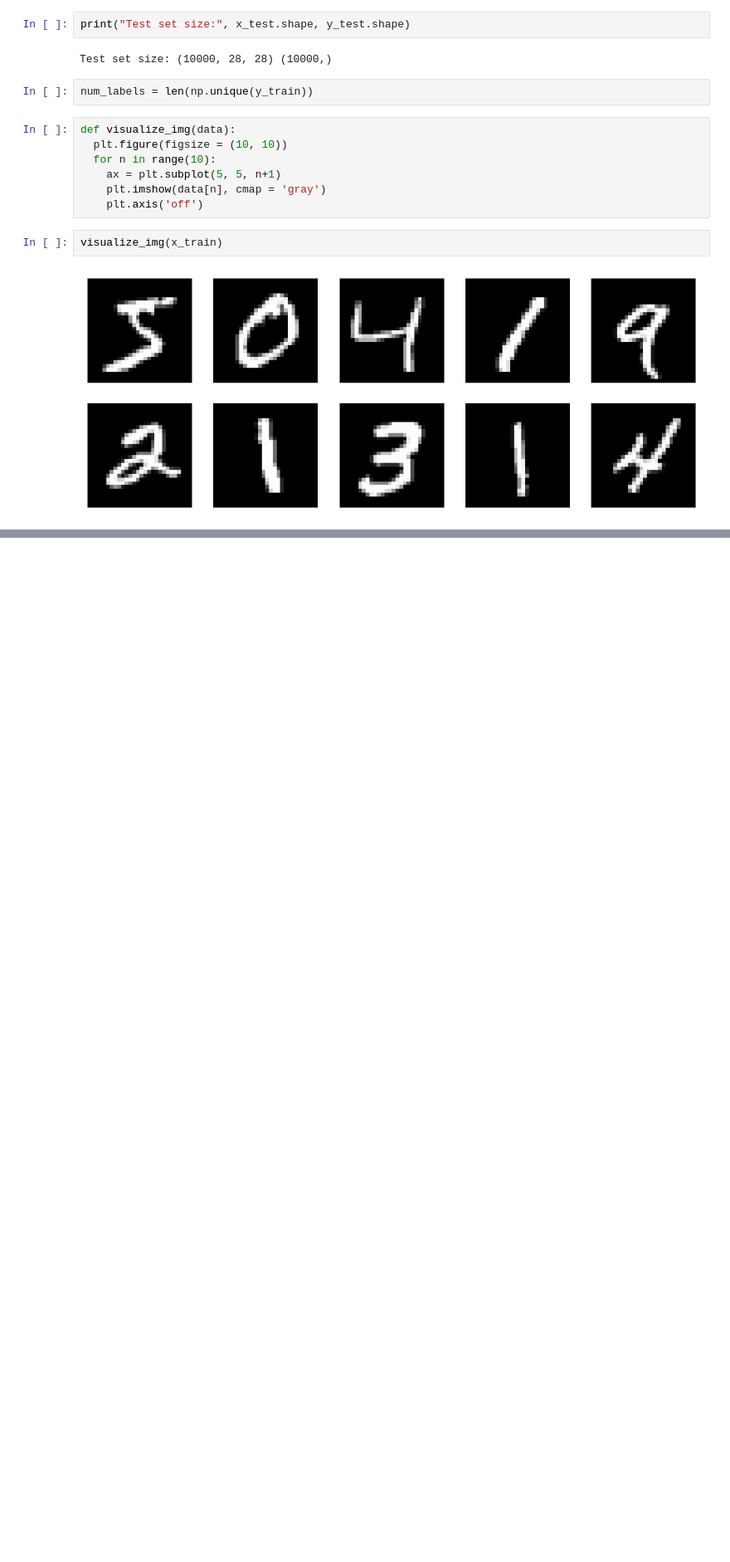
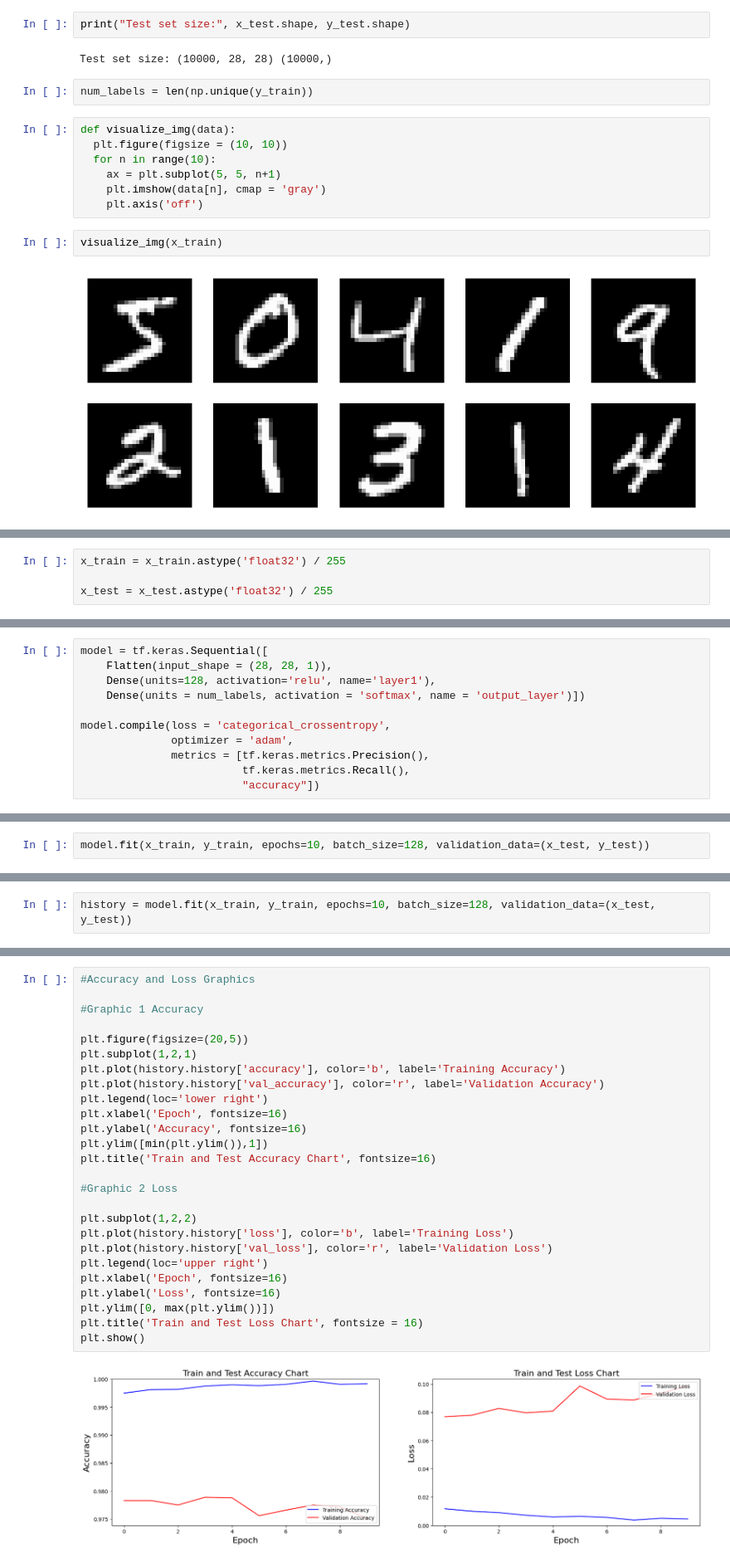
Before and after one commit to bulutirm/DigitRecognition, a Jupyter notebook: DigitRecognition.ipynb, the cells around one changed output, grey strips where cells are left out. Shown: that part at 83% size. Cells and saved outputs as stored; diff of their text form; blank space fills up the shorter version.

```diff
--- a/DigitRecognition.ipynb
+++ b/DigitRecognition.ipynb
@@ -63,0 +152,4 @@ plt.imshow(x_train[1], cmap = 'gray')
+# %%
+x_train = x_train.astype('float32') / 255
+
+x_test = x_test.astype('float32') / 255
@@ -63,0 +160,11 @@ plt.imshow(x_train[1], cmap = 'gray')
+# %%
+model = tf.keras.Sequential([
+    Flatten(input_shape = (28, 28, 1)),
+    Dense(units=128, activation='relu', name='layer1'),
+    Dense(units = num_labels, activation = 'softmax', name = 'output_layer')])
+
+model.compile(loss = 'categorical_crossentropy',
+              optimizer = 'adam',
+              metrics = [tf.keras.metrics.Precision(),
+                         tf.keras.metrics.Recall(),
+                         "accuracy"])
@@ -63,0 +189,2 @@ plt.imshow(x_train[1], cmap = 'gray')
+# %%
+model.fit(x_train, y_train, epochs=10, batch_size=128, validation_data=(x_test, y_test))
@@ -63,0 +215,2 @@ plt.imshow(x_train[1], cmap = 'gray')
+# %%
+history = model.fit(x_train, y_train, epochs=10, batch_size=128, validation_data=(x_test, y_test))
@@ -63,0 +238,28 @@ plt.imshow(x_train[1], cmap = 'gray')
+# %%
+#Accuracy and Loss Graphics
+
+#Graphic 1 Accuracy
+
+plt.figure(figsize=(20,5))
+plt.subplot(1,2,1)
+plt.plot(history.history['accuracy'], color='b', label='Training Accuracy')
+plt.plot(history.history['val_accuracy'], color='r', label='Validation Accuracy')
+plt.legend(loc='lower right')
+plt.xlabel('Epoch', fontsize=16)
+plt.ylabel('Accuracy', fontsize=16)
+plt.ylim([min(plt.ylim()),1])
+plt.title('Train and Test Accuracy Chart', fontsize=16)
+
+#Graphic 2 Loss
+
+plt.subplot(1,2,2)
+plt.plot(history.history['loss'], color='b', label='Training Loss')
+plt.plot(history.history['val_loss'], color='r', label='Validation Loss')
+plt.legend(loc='upper right')
+plt.xlabel('Epoch', fontsize=16)
+plt.ylabel('Loss', fontsize=16)
+plt.ylim([0, max(plt.ylim())])
+plt.title('Train and Test Loss Chart', fontsize = 16)
+plt.show()
+# %% [output]
+[figure, added]
```
Also changed, not shown: parts of 42 cells of this notebook.
